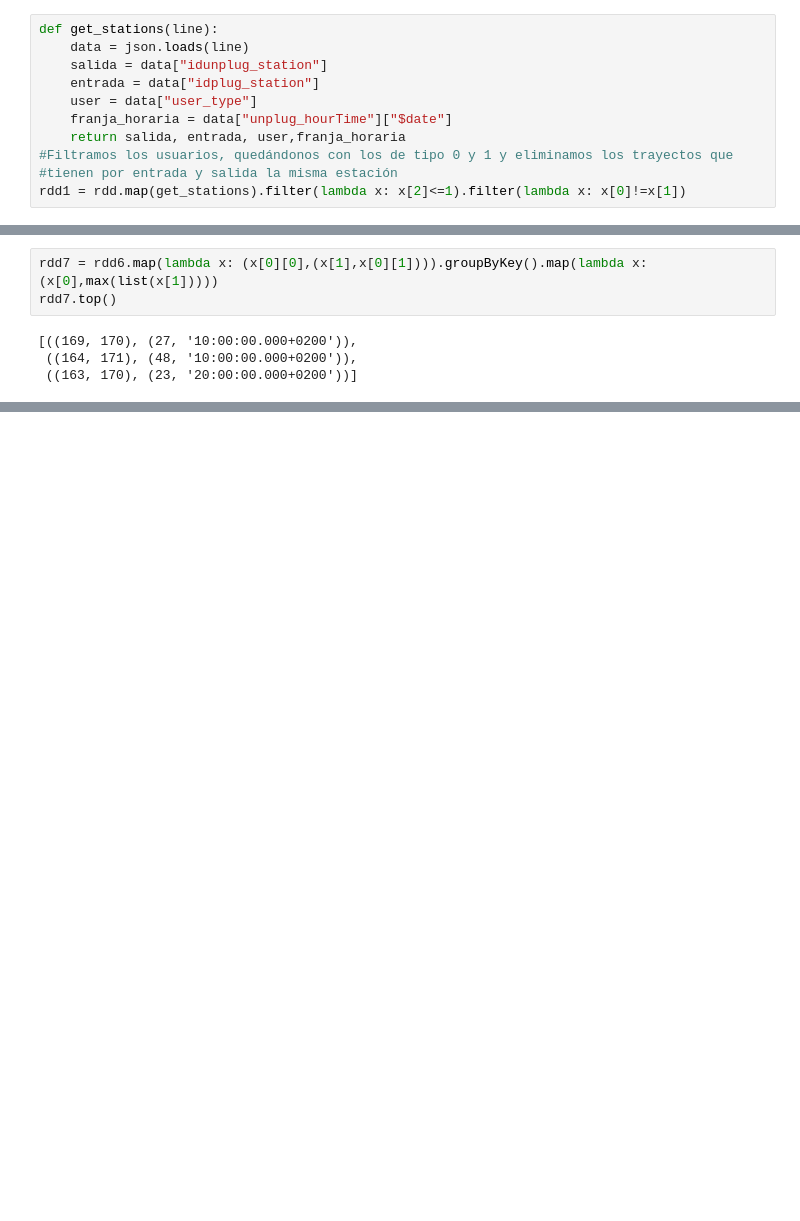
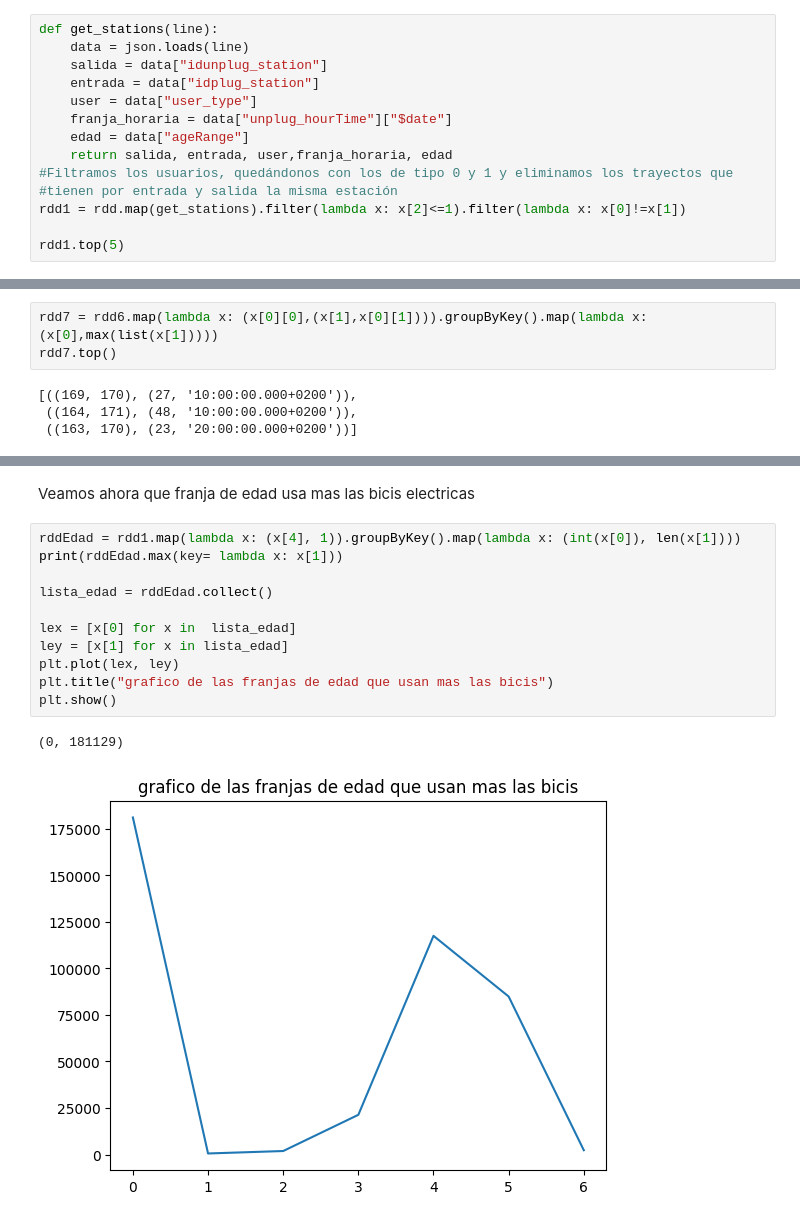
Before and after one commit to Edealvear/PracticaSpark, a Jupyter notebook: Practica_BiciMad.ipynb, the cells around one changed output, grey strips where cells are left out. Cells and saved outputs as stored; diff of their text form; blank space fills up the shorter version.

```diff
--- a/Practica_BiciMad.ipynb
+++ b/Practica_BiciMad.ipynb
@@ -23,7 +23,10 @@ def get_stations(line):
     entrada = data["idplug_station"]
     user = data["user_type"]
     franja_horaria = data["unplug_hourTime"]["$date"]
-    return salida, entrada, user,franja_horaria
+    edad = data["ageRange"]
+    return salida, entrada, user,franja_horaria, edad
 #Filtramos los usuarios, quedándonos con los de tipo 0 y 1 y eliminamos los trayectos que
 #tienen por entrada y salida la misma estación
 rdd1 = rdd.map(get_stations).filter(lambda x: x[2]<=1).filter(lambda x: x[0]!=x[1])
+
+rdd1.top(5)
@@ -134,0 +144,16 @@ DF#Aqui podemos ver en una tabla los 10 mejores trayectos segun el numero de via
+# %% [markdown]
+Veamos ahora que franja de edad usa mas las bicis electricas
+# %%
+rddEdad = rdd1.map(lambda x: (x[4], 1)).groupByKey().map(lambda x: (int(x[0]), len(x[1])))
+print(rddEdad.max(key= lambda x: x[1]))
+
+lista_edad = rddEdad.collect()
+
+lex = [x[0] for x in  lista_edad]
+ley = [x[1] for x in lista_edad]
+plt.plot(lex, ley)
+plt.title("grafico de las franjas de edad que usan mas las bicis")
+plt.show()
+# %% [output]
+(0, 181129)
+[figure, added]
```
Also changed, not shown: parts of 11 cells of this notebook.
